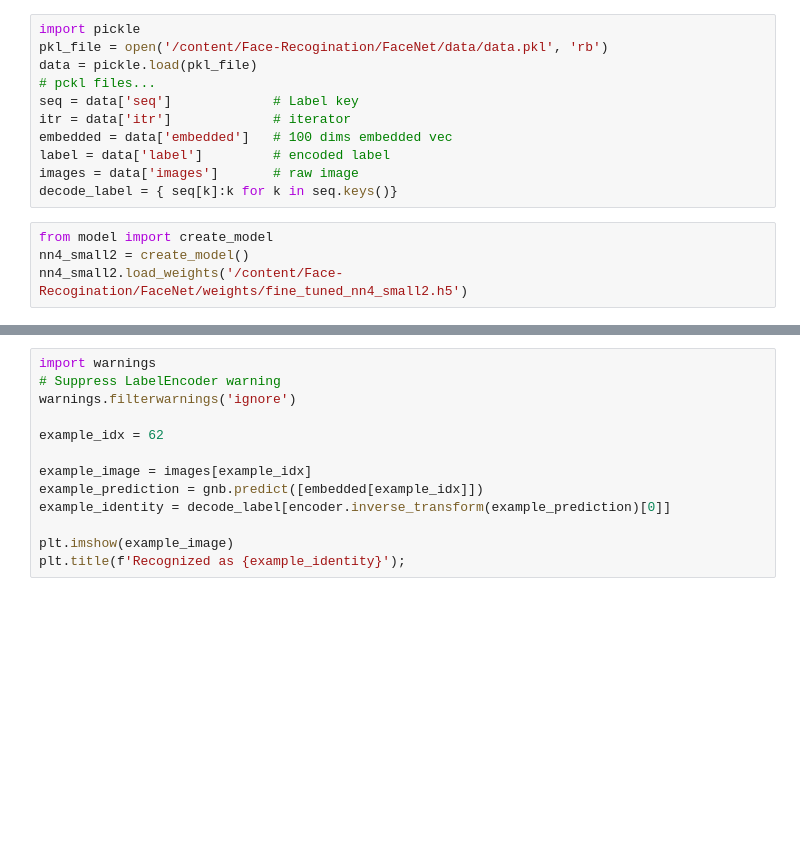
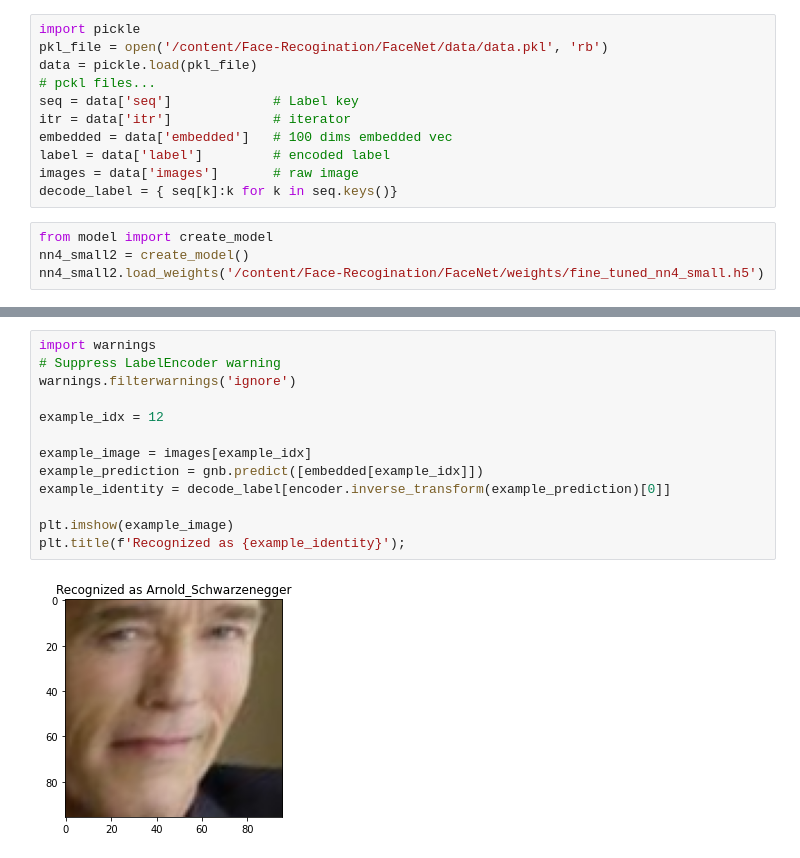
Before and after one commit to 05rs/Face-Recognition, a Jupyter notebook: FaceNet/evaluation_pipeline.ipynb, the cells around one changed output, grey strips where cells are left out. Cells and saved outputs as stored; diff of their text form; blank space fills up the shorter version.

```diff
--- a/FaceNet/evaluation_pipeline.ipynb
+++ b/FaceNet/evaluation_pipeline.ipynb
@@ -12,7 +34,7 @@ decode_label = { seq[k]:k for k in seq.keys()}
 # %%
 from model import create_model
 nn4_small2 = create_model()
-nn4_small2.load_weights('/content/Face-Recogination/FaceNet/weights/fine_tuned_nn4_small2.h5')
+nn4_small2.load_weights('/content/Face-Recogination/FaceNet/weights/fine_tuned_nn4_small.h5')
 # %%
 embedded = np.array(nn4_small2.predict(images))
 def distance(emb1, emb2):
@@ -122,16 +153,18 @@ print(f'KNN accuracy = {acc_knn}, SVM accuracy = {acc_svc}, gnb accuracy = {acc_
 # %%
 import warnings
 # Suppress LabelEncoder warning
 warnings.filterwarnings('ignore')
 
-example_idx = 62
+example_idx = 12
 
 example_image = images[example_idx]
 example_prediction = gnb.predict([embedded[example_idx]])
 example_identity = decode_label[encoder.inverse_transform(example_prediction)[0]]
 
 plt.imshow(example_image)
 plt.title(f'Recognized as {example_identity}');
+# %% [output]
+[figure, added]
 # %%
 from sklearn.manifold import TSNE
 
```
Also changed, not shown: parts of 7 cells of this notebook, 1 other file.
